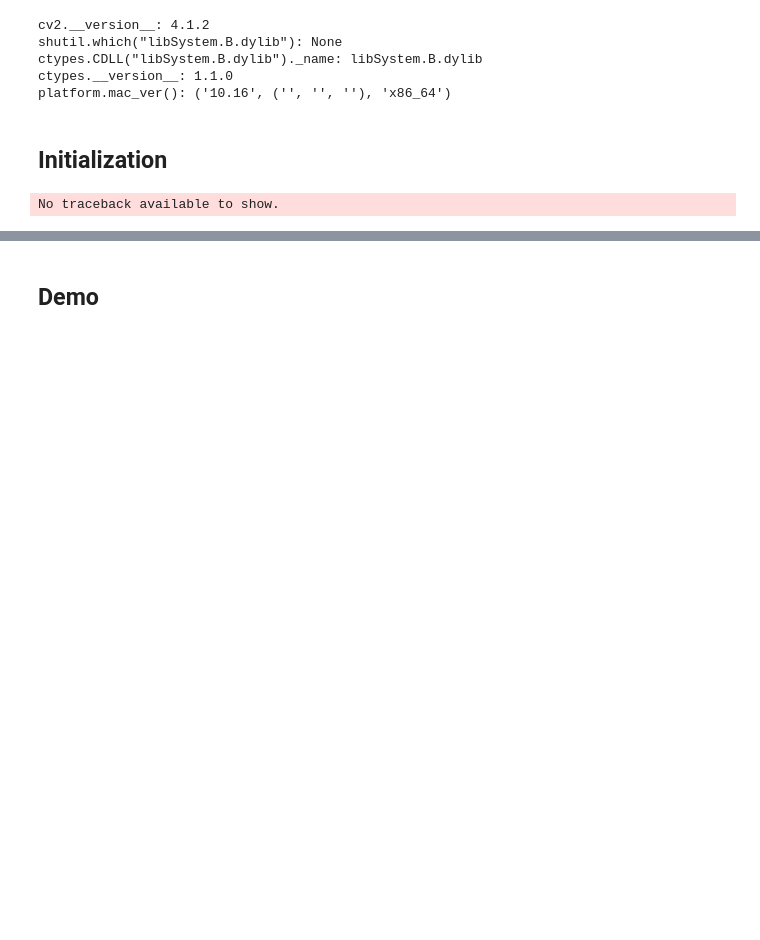
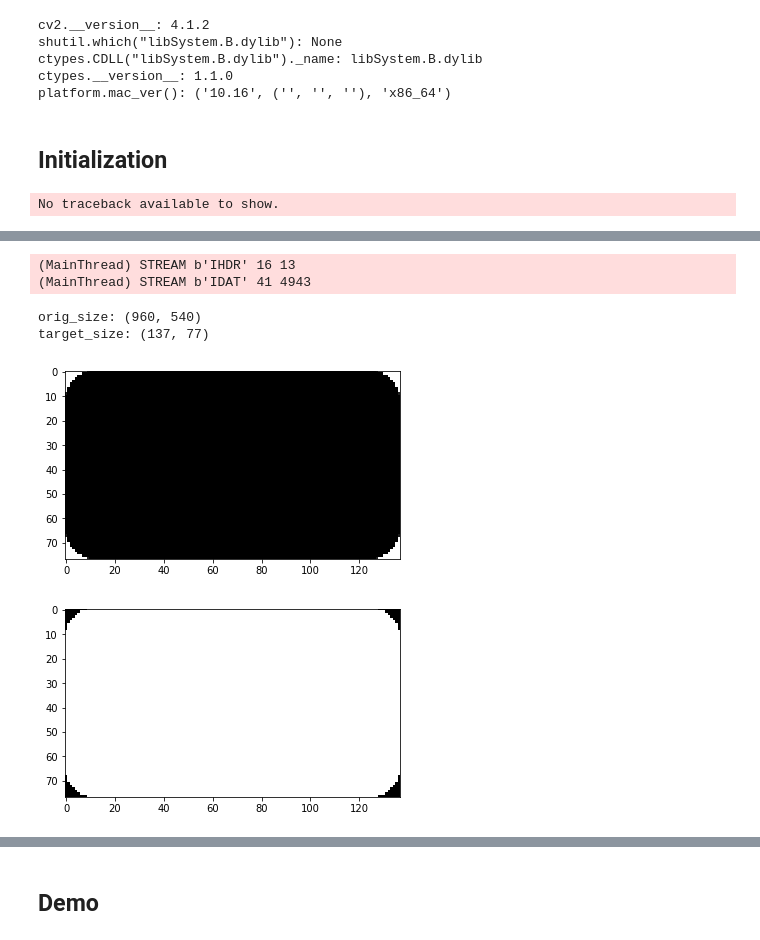
Before and after one commit to jesture-ai/jesture-sdk, a Jupyter notebook: python_load_sdk.ipynb, the cells around one changed output, grey strips where cells are left out. Cells and saved outputs as stored; diff of their text form; code cells hidden in the pictures; blank space fills up the shorter version.

```diff
--- a/python_load_sdk.ipynb
+++ b/python_load_sdk.ipynb
@@ -94,0 +241,20 @@ get_static_right_gesture.restype = ctypes.c_char_p
+# %%
+blackbox = io.imread('./blackbox.png')
+orig_size = (blackbox.shape[1], blackbox.shape[0])
+print('orig_size:', orig_size)
+target_size = (orig_size[0] // 7, orig_size[1] // 7)
+print('target_size:', target_size)
+blackbox = cv2.resize(blackbox, target_size)
+plt.imshow(blackbox);
+plt.show();
+blackbox_alpha = np.ones_like(blackbox)[:,:,0] * 255
+blackbox_alpha[blackbox[:,:,0] == 255] = 0
+plt.imshow(blackbox_alpha, cmap='gray');
+plt.show();
+# %% [output]
+(MainThread) STREAM b'IHDR' 16 13
+(MainThread) STREAM b'IDAT' 41 4943
+orig_size: (960, 540)
+target_size: (137, 77)
+[figure, added]
+[figure, added]
```
Also changed, not shown: parts of 15 cells of this notebook, 2 other files.
